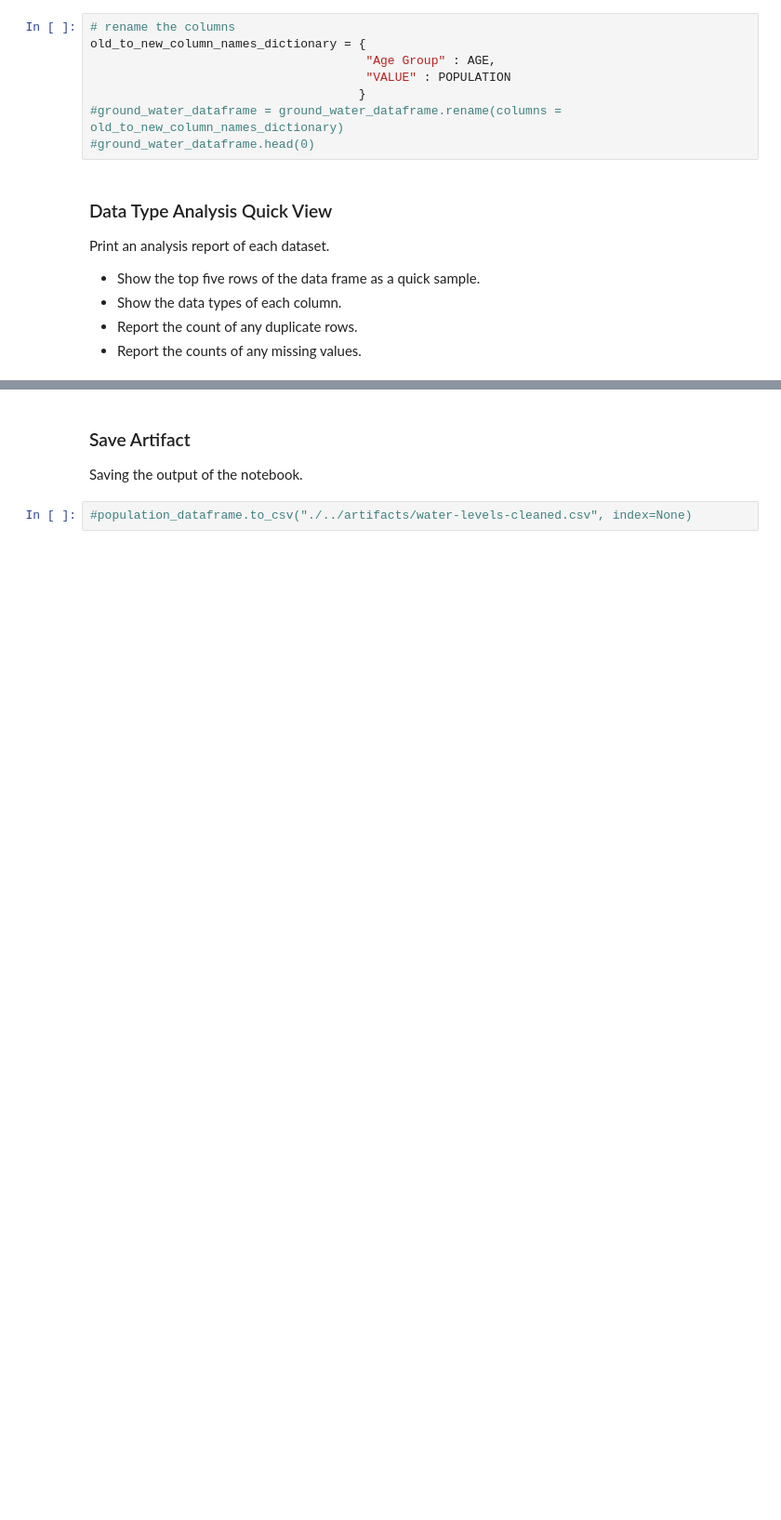
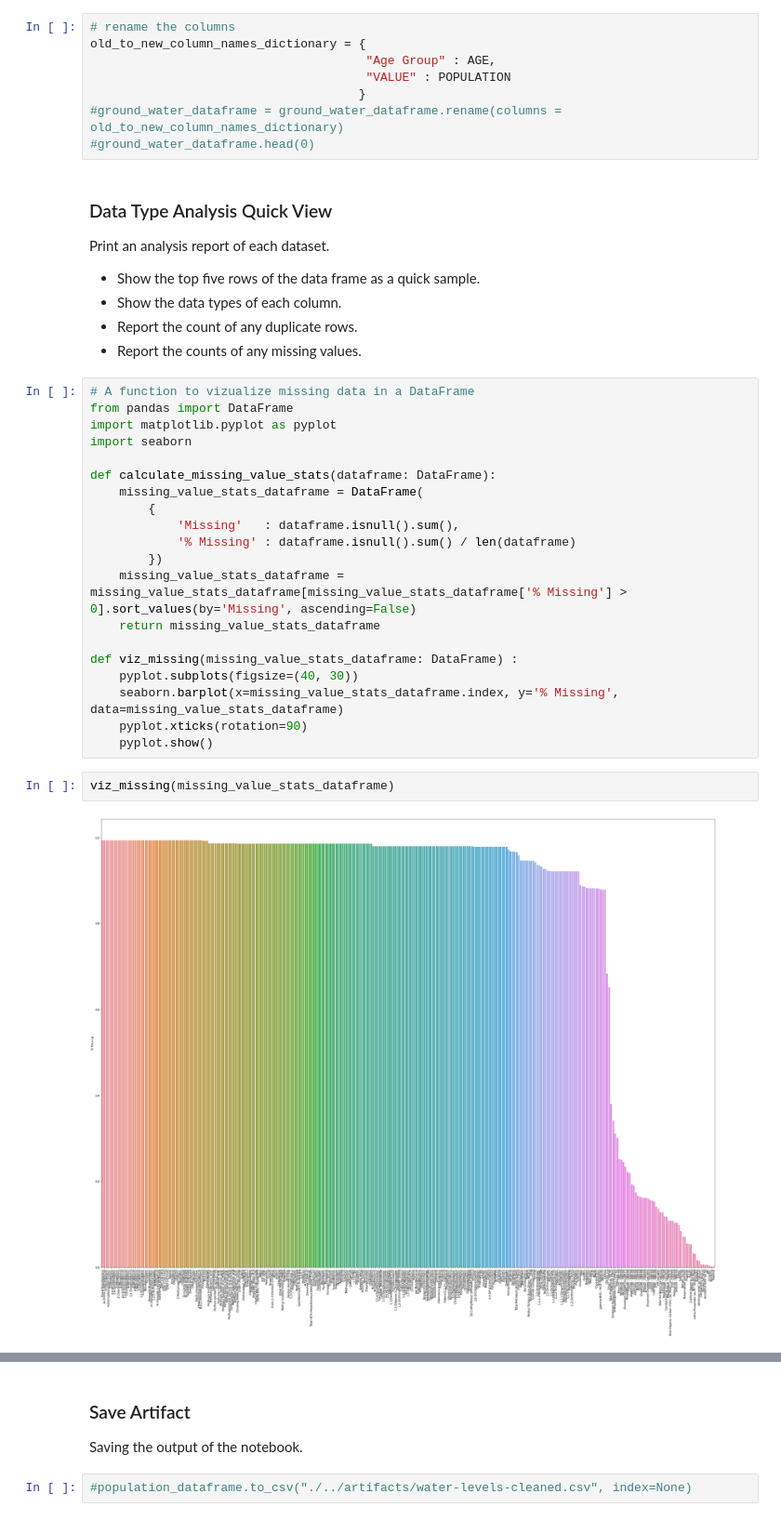
Before and after one commit to TahirAwwad/agriculture-data-analytics, a Jupyter notebook: notebooks/notebook-1-04-eda-water-levels.ipynb, the cells around one changed output, grey strips where cells are left out. Shown: that part at 93% size. Drawn from its saved outputs; the diff is of its cells as text; blank space fills up the shorter version.

Commit message:
too many null values

```diff
--- a/notebooks/notebook-1-04-eda-water-levels.ipynb
+++ b/notebooks/notebook-1-04-eda-water-levels.ipynb
@@ -106,3 +108,27 @@ Print an analysis report of each dataset.
 - Show the data types of each column.
 - Report the count of any duplicate rows.
 - Report the counts of any missing values.
+# %%
+# A function to vizualize missing data in a DataFrame
+from pandas import DataFrame
+import matplotlib.pyplot as pyplot
+import seaborn
+
+def calculate_missing_value_stats(dataframe: DataFrame):
+    missing_value_stats_dataframe = DataFrame(
+        {
+            'Missing'   : dataframe.isnull().sum(),
+            '% Missing' : dataframe.isnull().sum() / len(dataframe)
+        })
+    missing_value_stats_dataframe = missing_value_stats_dataframe[missing_value_stats_dataframe['% Missing'] > 0].sort_values(by='Missing', ascending=False)
+    return missing_value_stats_dataframe
+
+def viz_missing(missing_value_stats_dataframe: DataFrame) :
+    pyplot.subplots(figsize=(40, 30))
+    seaborn.barplot(x=missing_value_stats_dataframe.index, y='% Missing', data=missing_value_stats_dataframe)
+    pyplot.xticks(rotation=90)
+    pyplot.show()
+# %%
+viz_missing(missing_value_stats_dataframe)
+# %% [output]
+[figure, added]
```
Also changed, not shown: parts of 9 cells of this notebook, 1 other file.
